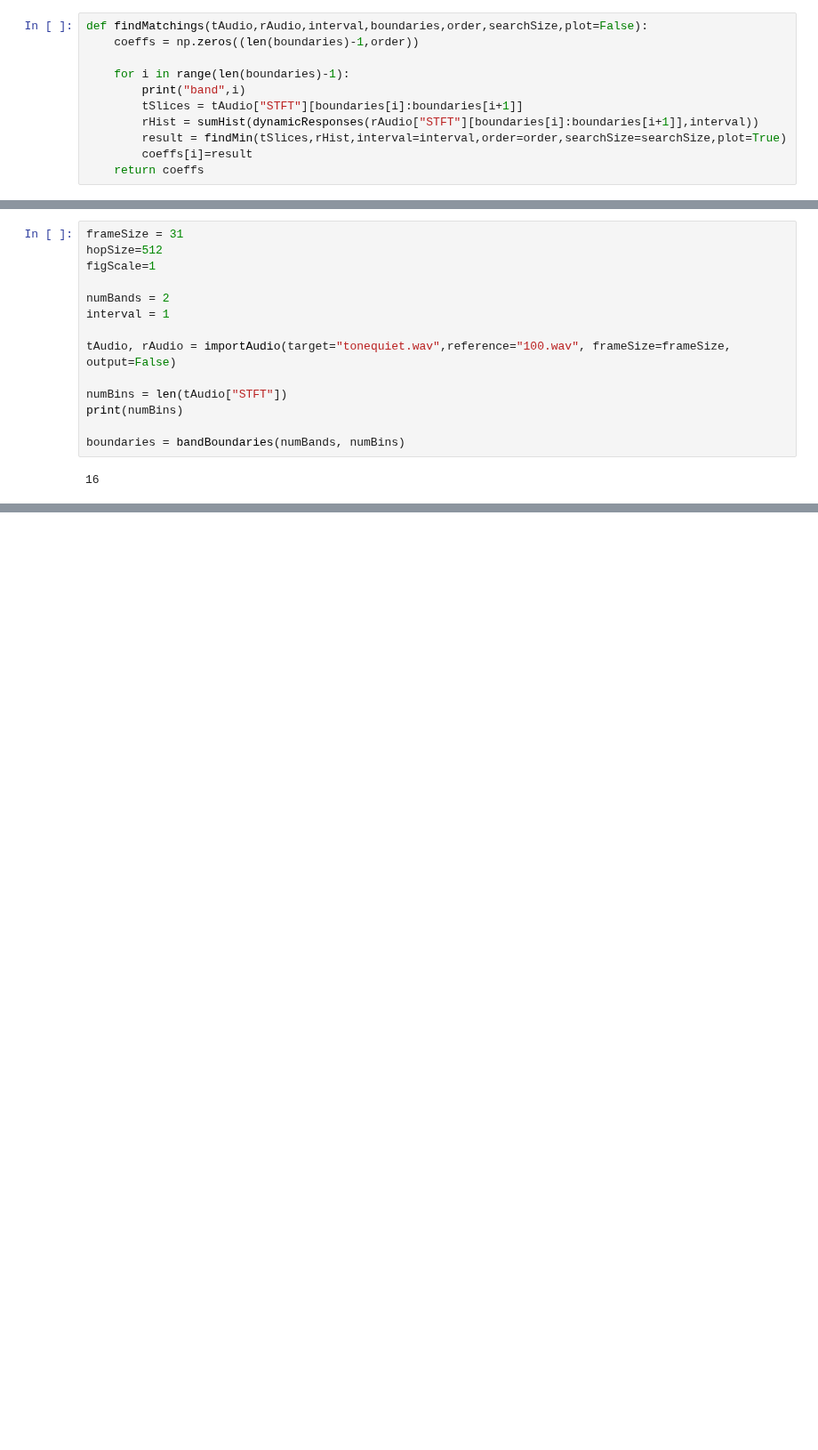
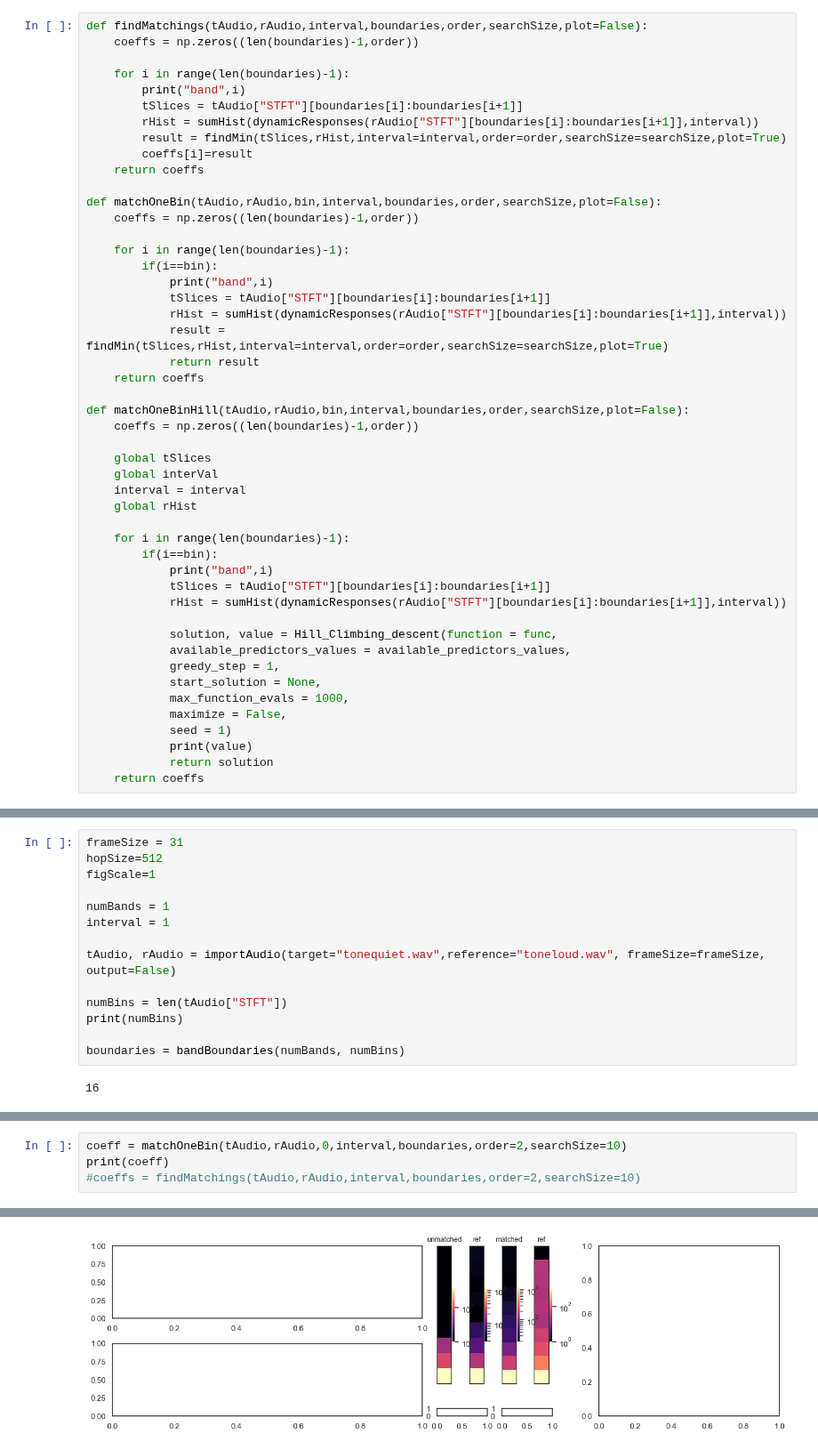
Before and after one commit to Mrozinskikj/MSci-Project, a Jupyter notebook: clean.ipynb, the cells around one changed output, grey strips where cells are left out. Shown at 89% size. Drawn from its saved outputs; the diff is of its cells as text; blank space fills up the shorter version.

Commit message:
hill climbing imp

```diff
--- a/clean.ipynb
+++ b/clean.ipynb
@@ -384,6 +436,43 @@ def findMatchings(tAudio,rAudio,interval,boundaries,order,searchSize,plot=False)
         result = findMin(tSlices,rHist,interval=interval,order=order,searchSize=searchSize,plot=True)
         coeffs[i]=result
     return coeffs
+
+def matchOneBin(tAudio,rAudio,bin,interval,boundaries,order,searchSize,plot=False):
+    coeffs = np.zeros((len(boundaries)-1,order))
+
+    for i in range(len(boundaries)-1):
+        if(i==bin):
+            print("band",i)
+            tSlices = tAudio["STFT"][boundaries[i]:boundaries[i+1]]
+            rHist = sumHist(dynamicResponses(rAudio["STFT"][boundaries[i]:boundaries[i+1]],interval))
+            result = findMin(tSlices,rHist,interval=interval,order=order,searchSize=searchSize,plot=True)
+            return result
+    return coeffs
+
+def matchOneBinHill(tAudio,rAudio,bin,interval,boundaries,order,searchSize,plot=False):
+    coeffs = np.zeros((len(boundaries)-1,order))
+
+    global tSlices
+    global interVal
+    interval = interval
+    global rHist
+
+    for i in range(len(boundaries)-1):
+        if(i==bin):
+            print("band",i)
+            tSlices = tAudio["STFT"][boundaries[i]:boundaries[i+1]]
+            rHist = sumHist(dynamicResponses(rAudio["STFT"][boundaries[i]:boundaries[i+1]],interval))
+
+            solution, value = Hill_Climbing_descent(function = func,
+            available_predictors_values = available_predictors_values,
+            greedy_step = 1,
+            start_solution = None,
+            max_function_evals = 1000,
+            maximize = False,
+            seed = 1)
+            print(value)
+            return solution
+    return coeffs
 # %%
 def interpolate(y1,y2,p):
     interpolated = y1 + ((y2-y1)*p)
@@ -472,10 +561,10 @@ frameSize = 31
 hopSize=512
 figScale=1
 
-numBands = 2
+numBands = 1
 interval = 1
 
-tAudio, rAudio = importAudio(target="tonequiet.wav",reference="100.wav", frameSize=frameSize, output=False)
+tAudio, rAudio = importAudio(target="tonequiet.wav",reference="toneloud.wav", frameSize=frameSize, output=False)
 
 numBins = len(tAudio["STFT"])
 print(numBins)
@@ -525,0 +575,5 @@ array([[ 9.5100543e-03+0.0000000e+00j, -4.7646418e+00+0.0000000e+00j,
+# %%
+coeff = matchOneBin(tAudio,rAudio,0,interval,boundaries,order=2,searchSize=10)
+print(coeff)
+#coeffs = findMatchings(tAudio,rAudio,interval,boundaries,order=2,searchSize=10)
+# %% [output]
@@ -525,0 +584 @@ array([[ 9.5100543e-03+0.0000000e+00j, -4.7646418e+00+0.0000000e+00j,
+[figure, added]
```
Also changed, not shown: parts of 5 cells of this notebook.
